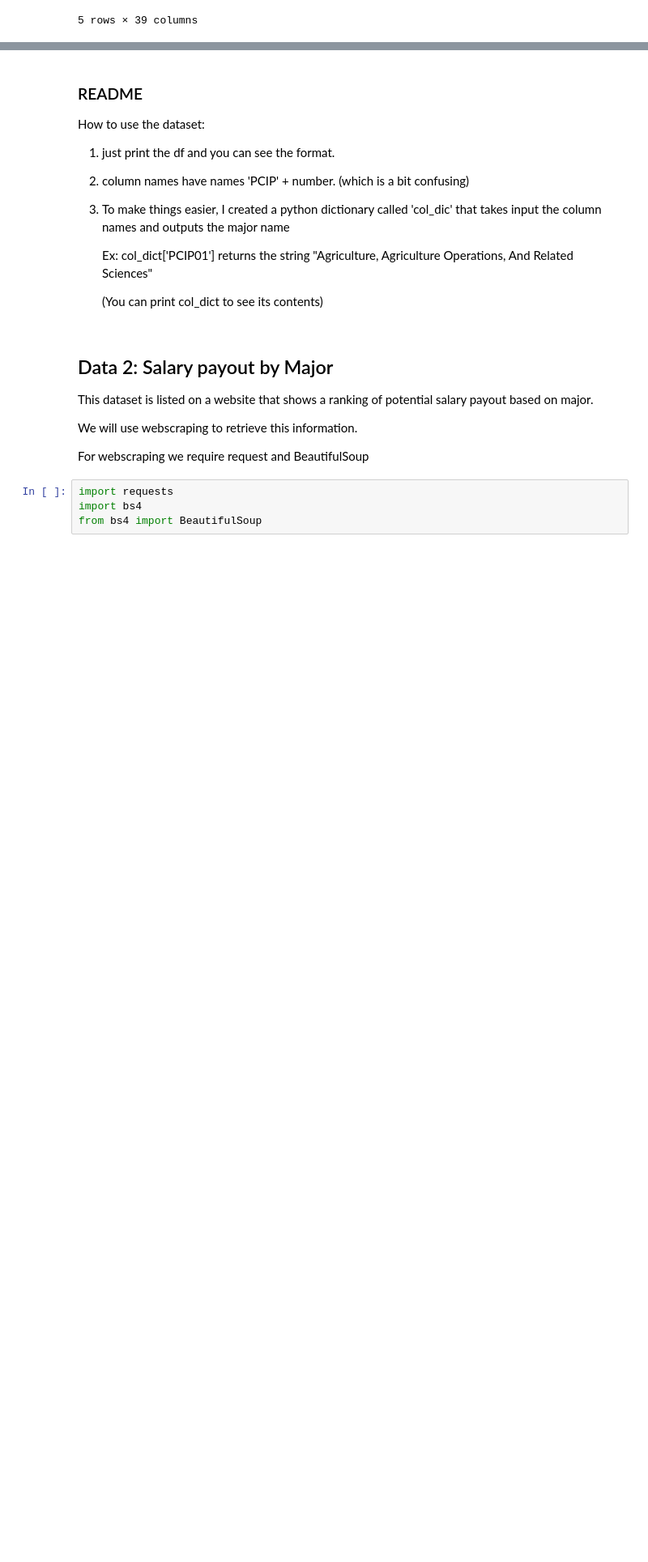
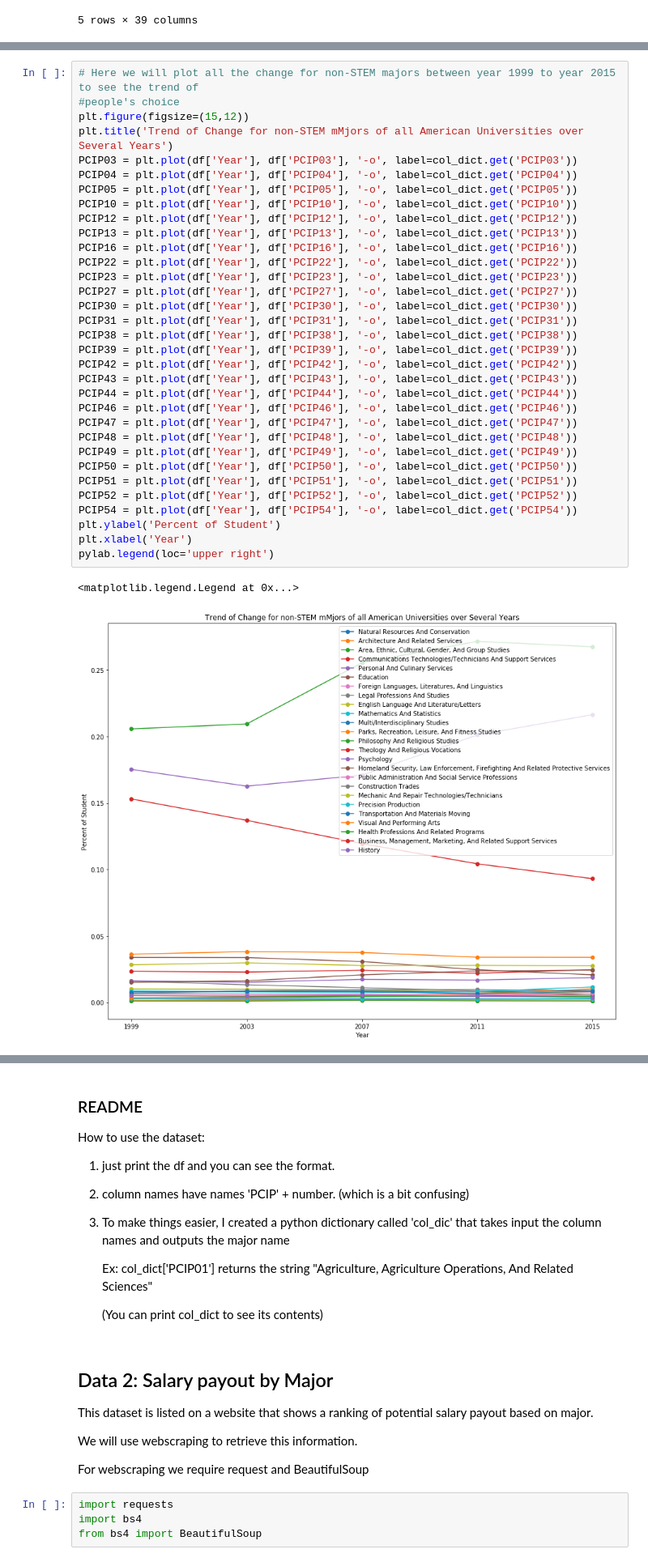
Before and after one commit to jeffreywu1996/COGS108-Project, a Jupyter notebook: Data Cleaning.ipynb, the cells around one changed output, grey strips where cells are left out. Shown: that part at 81% size. Saved outputs shown, nothing was run; the diff lists cells and outputs as text; blank space fills up the shorter version.

```diff
--- a/Data Cleaning.ipynb
+++ b/Data Cleaning.ipynb
@@ -250,0 +281,36 @@ assert isinstance(df_2015, pd.DataFrame)
+# %%
+# Here we will plot all the change for non-STEM majors between year 1999 to year 2015 to see the trend of
+#people's choice
+plt.figure(figsize=(15,12))
+plt.title('Trend of Change for non-STEM mMjors of all American Universities over Several Years')
+PCIP03 = plt.plot(df['Year'], df['PCIP03'], '-o', label=col_dict.get('PCIP03'))
+PCIP04 = plt.plot(df['Year'], df['PCIP04'], '-o', label=col_dict.get('PCIP04'))
+PCIP05 = plt.plot(df['Year'], df['PCIP05'], '-o', label=col_dict.get('PCIP05'))
+PCIP10 = plt.plot(df['Year'], df['PCIP10'], '-o', label=col_dict.get('PCIP10'))
+PCIP12 = plt.plot(df['Year'], df['PCIP12'], '-o', label=col_dict.get('PCIP12'))
+PCIP13 = plt.plot(df['Year'], df['PCIP13'], '-o', label=col_dict.get('PCIP13'))
+PCIP16 = plt.plot(df['Year'], df['PCIP16'], '-o', label=col_dict.get('PCIP16'))
+PCIP22 = plt.plot(df['Year'], df['PCIP22'], '-o', label=col_dict.get('PCIP22'))
+PCIP23 = plt.plot(df['Year'], df['PCIP23'], '-o', label=col_dict.get('PCIP23'))
+PCIP27 = plt.plot(df['Year'], df['PCIP27'], '-o', label=col_dict.get('PCIP27'))
+PCIP30 = plt.plot(df['Year'], df['PCIP30'], '-o', label=col_dict.get('PCIP30'))
+PCIP31 = plt.plot(df['Year'], df['PCIP31'], '-o', label=col_dict.get('PCIP31'))
+PCIP38 = plt.plot(df['Year'], df['PCIP38'], '-o', label=col_dict.get('PCIP38'))
+PCIP39 = plt.plot(df['Year'], df['PCIP39'], '-o', label=col_dict.get('PCIP39'))
+PCIP42 = plt.plot(df['Year'], df['PCIP42'], '-o', label=col_dict.get('PCIP42'))
+PCIP43 = plt.plot(df['Year'], df['PCIP43'], '-o', label=col_dict.get('PCIP43'))
+PCIP44 = plt.plot(df['Year'], df['PCIP44'], '-o', label=col_dict.get('PCIP44'))
+PCIP46 = plt.plot(df['Year'], df['PCIP46'], '-o', label=col_dict.get('PCIP46'))
+PCIP47 = plt.plot(df['Year'], df['PCIP47'], '-o', label=col_dict.get('PCIP47'))
+PCIP48 = plt.plot(df['Year'], df['PCIP48'], '-o', label=col_dict.get('PCIP48'))
+PCIP49 = plt.plot(df['Year'], df['PCIP49'], '-o', label=col_dict.get('PCIP49'))
+PCIP50 = plt.plot(df['Year'], df['PCIP50'], '-o', label=col_dict.get('PCIP50'))
+PCIP51 = plt.plot(df['Year'], df['PCIP51'], '-o', label=col_dict.get('PCIP51'))
+PCIP52 = plt.plot(df['Year'], df['PCIP52'], '-o', label=col_dict.get('PCIP52'))
+PCIP54 = plt.plot(df['Year'], df['PCIP54'], '-o', label=col_dict.get('PCIP54'))
+plt.ylabel('Percent of Student')
+plt.xlabel('Year')
+pylab.legend(loc='upper right')
+# %% [output]
+<matplotlib.legend.Legend at 0x...>
+[figure, added]
```
Also changed, not shown: parts of 14 cells of this notebook, 1 other file.
